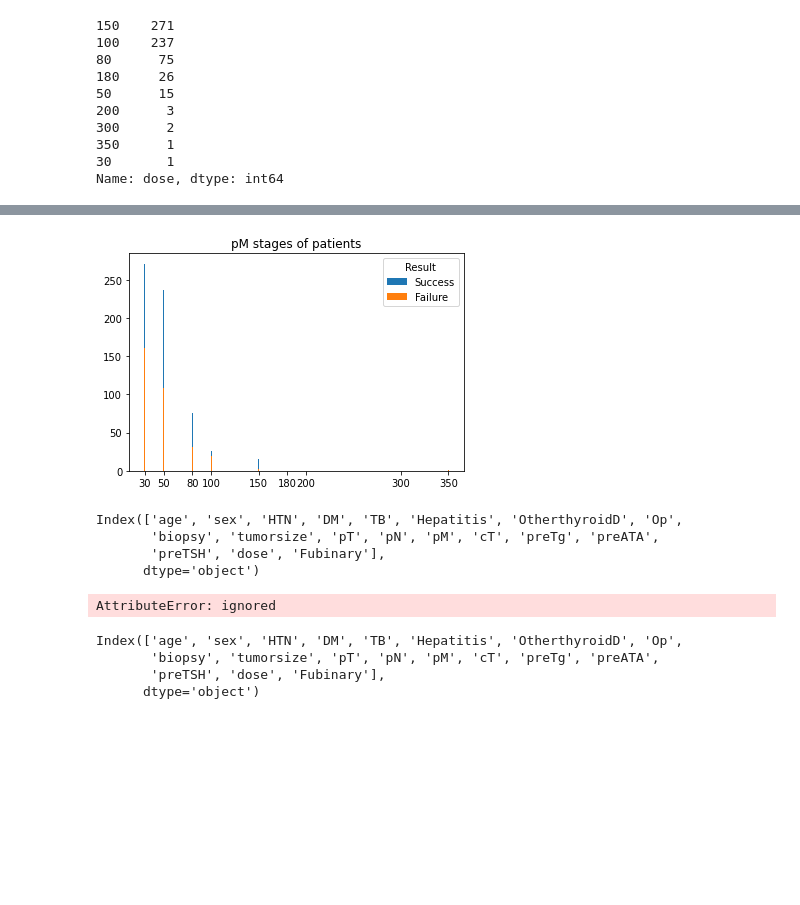
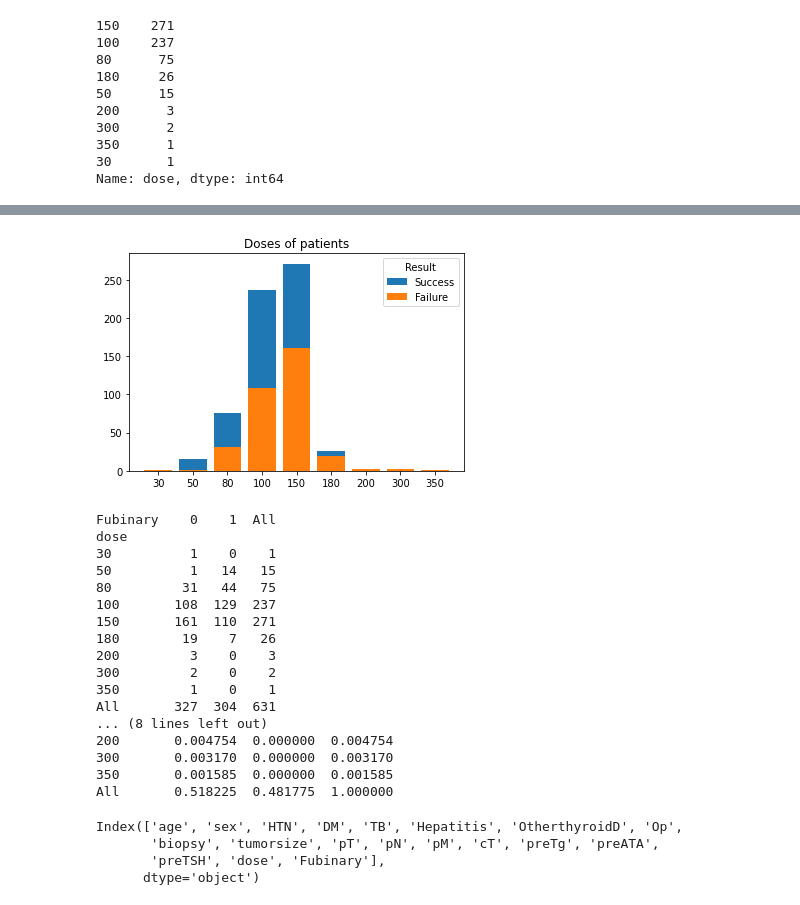
Before and after one commit to elmidion/Ablation_result_prediction, a Jupyter notebook: Ablation_result_prediction.ipynb, the cells around one changed output, grey strips where cells are left out. Drawn from its saved outputs; the diff is of its cells as text; code cells hidden in the pictures; blank space fills up the shorter version.

```diff
--- a/Ablation_result_prediction.ipynb
+++ b/Ablation_result_prediction.ipynb
@@ -372,18 +531,38 @@ Name: dose, dtype: int64
 # %%
-x = [30, 50, 80, 100, 150, 180, 200, 300, 350]
-y = Dose_main['dose'].value_counts()
+x = ['30', '50', '80', '100', '150', '180', '200', '300', '350']
+y = Dose_main['dose'].value_counts().sort_index(ascending=True)
 
-a = [30, 50, 80, 100, 150, 180, 200, 300, 350]
-b = Dose_main[Dose_main['Fubinary'] == 0]['dose'].value_counts()
+a = ['30', '50', '80', '100', '150', '180', '200', '300', '350']
+b = Dose_main[Dose_main['Fubinary'] == 0]['dose'].value_counts().sort_index(ascending=True)
 plt.bar(x, y, label='Success')
 plt.bar(a, b, label='Failure')
 
-plt.title('pM stages of patients')
+plt.title('Doses of patients')
 plt.legend(title="Result")
-plt.xticks([30, 50, 80, 100, 150, 180, 200, 300, 350])
+plt.xticks(['30', '50', '80', '100', '150', '180', '200', '300', '350'])
 plt.show()
+
+print(pd.crosstab(index=Dose_main['dose'], columns=Dose_main['Fubinary'], margins=True))
+print(pd.crosstab(index=Dose_main['dose'], columns=Dose_main['Fubinary'], normalize=True, margins=True))
 # %% [output]
-[figure, old version]
+[figure, new version]
+Fubinary    0    1  All
+dose
+30          1    0    1
+50          1   14   15
+80         31   44   75
+100       108  129  237
+150       161  110  271
+180        19    7   26
+200         3    0    3
+300         2    0    2
+350         1    0    1
+All       327  304  631
+... (8 lines left out)
+200       0.004754  0.000000  0.004754
+300       0.003170  0.000000  0.003170
+350       0.001585  0.000000  0.001585
+All       0.518225  0.481775  1.000000
 # %%
 Dose_main.columns
 # %% [output]
@@ -391,7 +570,3 @@ Index(['age', 'sex', 'HTN', 'DM', 'TB', 'Hepatitis', 'OtherthyroidD', 'Op',
        'biopsy', 'tumorsize', 'pT', 'pN', 'pM', 'cT', 'preTg', 'preATA',
        'preTSH', 'dose', 'Fubinary'],
       dtype='object')
-# %%
-Dose_main.I123.value_counts()
-# %% [output]
-AttributeError: ignored
@@ -413,7 +572,0 @@ plt.show()
-# %%
-Dose_main.columns
-# %% [output]
-Index(['age', 'sex', 'HTN', 'DM', 'TB', 'Hepatitis', 'OtherthyroidD', 'Op',
-       'biopsy', 'tumorsize', 'pT', 'pN', 'pM', 'cT', 'preTg', 'preATA',
-       'preTSH', 'dose', 'Fubinary'],
-      dtype='object')
```
Also changed, not shown: parts of 34 cells of this notebook.
